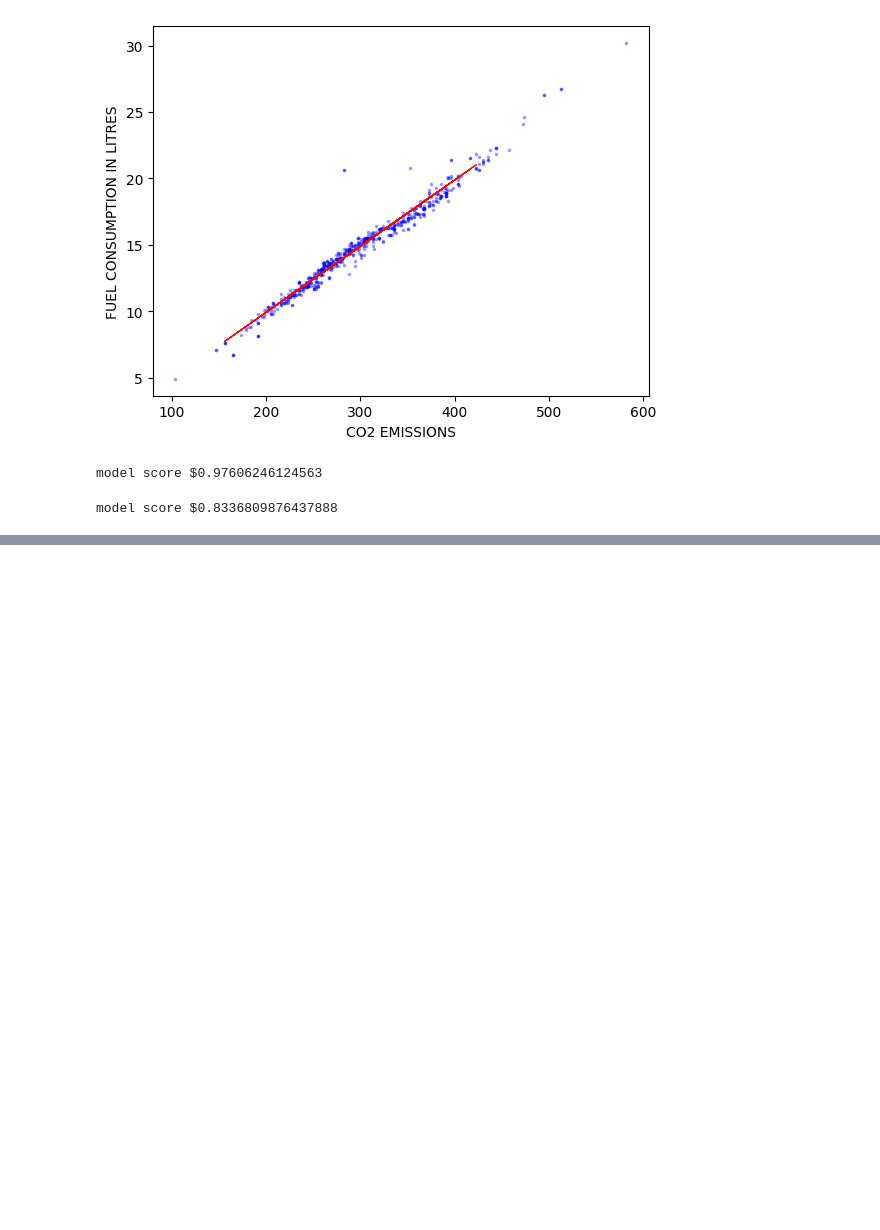
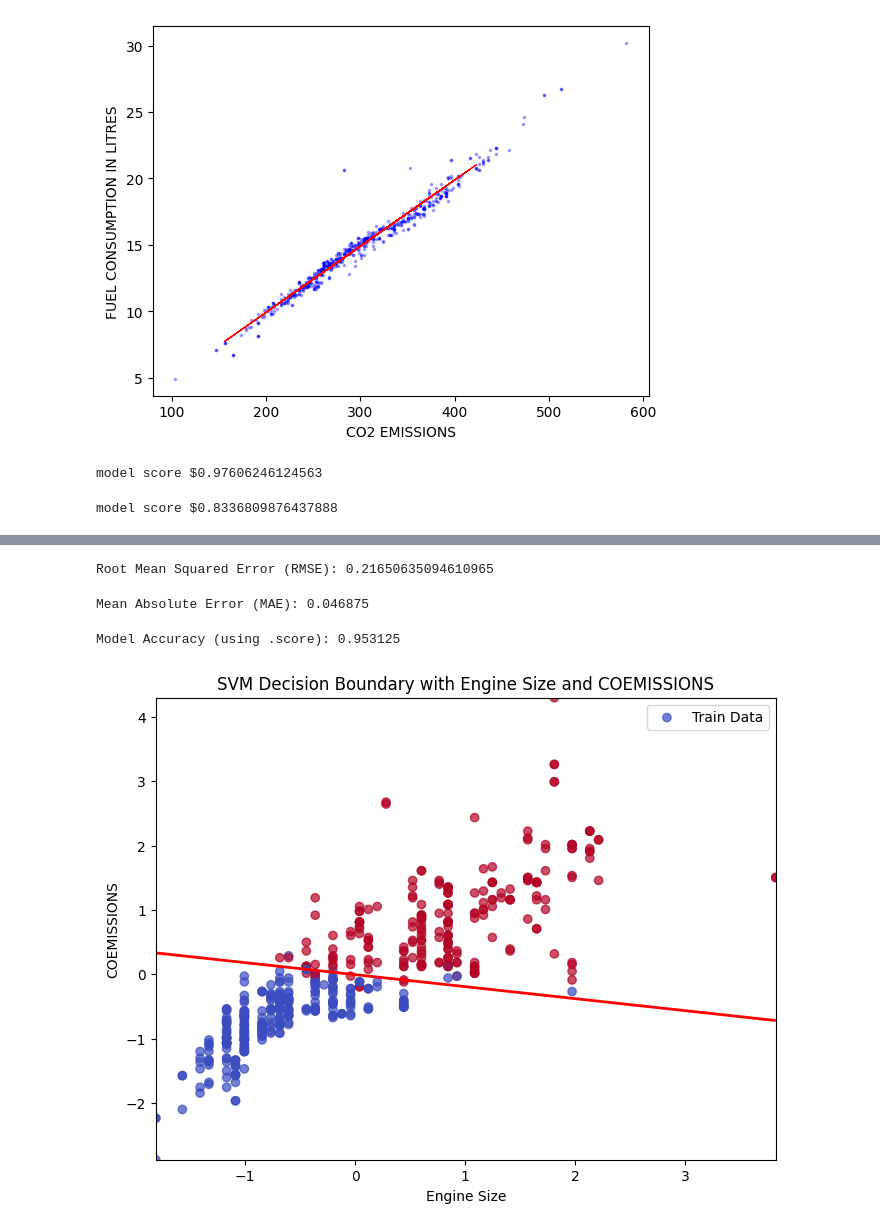
Before and after one commit to AdityakChauhan/Fuel_consumption, a Jupyter notebook: fuel_consumption.ipynb, the cells around one changed output, grey strips where cells are left out. Cells and saved outputs as stored; diff of their text form; code cells hidden in the pictures; blank space fills up the shorter version.

```diff
--- a/fuel_consumption.ipynb
+++ b/fuel_consumption.ipynb
@@ -206,0 +269,9 @@ model score $0.8336809876437888
+# %%
+X = df[["ENGINE SIZE", "COEMISSIONS "]]
+y = df["FUEL_CONSUMPTION_LABEL"]
+# %%
+X_train, X_test, y_train, y_test = train_test_split(X, y, test_size=0.2, random_state=2)
+# %%
+scaler = StandardScaler()
+X_train = scaler.fit_transform(X_train)
+X_test = scaler.transform(X_test)
@@ -206,0 +295,36 @@ model score $0.8336809876437888
+# %%
+rmse = np.sqrt(mean_squared_error(y_test, y_pred))
+print("Root Mean Squared Error (RMSE):", rmse)
+# %% [output]
+Root Mean Squared Error (RMSE): 0.21650635094610965
+# %%
+mae = mean_absolute_error(y_test, y_pred)
+print("Mean Absolute Error (MAE):", mae)
+# %% [output]
+Mean Absolute Error (MAE): 0.046875
+# %%
+accuracy = svm_model.score(X_test, y_test)
+print("Model Accuracy (using .score):", accuracy)
+# %% [output]
+Model Accuracy (using .score): 0.953125
+# %%
+plt.figure(figsize=(8, 6))
+
+plt.scatter(X_train[:, 0], X_train[:, 1], c=y_train, cmap='coolwarm', label='Train Data', alpha=0.7)
+
+xx, yy = np.meshgrid(np.linspace(X_train[:, 0].min(), X_train[:, 0].max(), 100),
+                     np.linspace(X_train[:, 1].min(), X_train[:, 1].max(), 100))
+
+Z = svm_model.decision_function(np.c_[xx.ravel(), yy.ravel()])
+Z = Z.reshape(xx.shape)
+
+plt.contour(xx, yy, Z, levels=[0], colors='red', linewidths=2)
+
+plt.title('SVM Decision Boundary with Engine Size and COEMISSIONS')
+plt.xlabel('Engine Size')
+plt.ylabel('COEMISSIONS')
+
+plt.legend(loc='best')
+plt.show()
+# %% [output]
+[figure, added]
```
Also changed, not shown: parts of 18 cells of this notebook.
